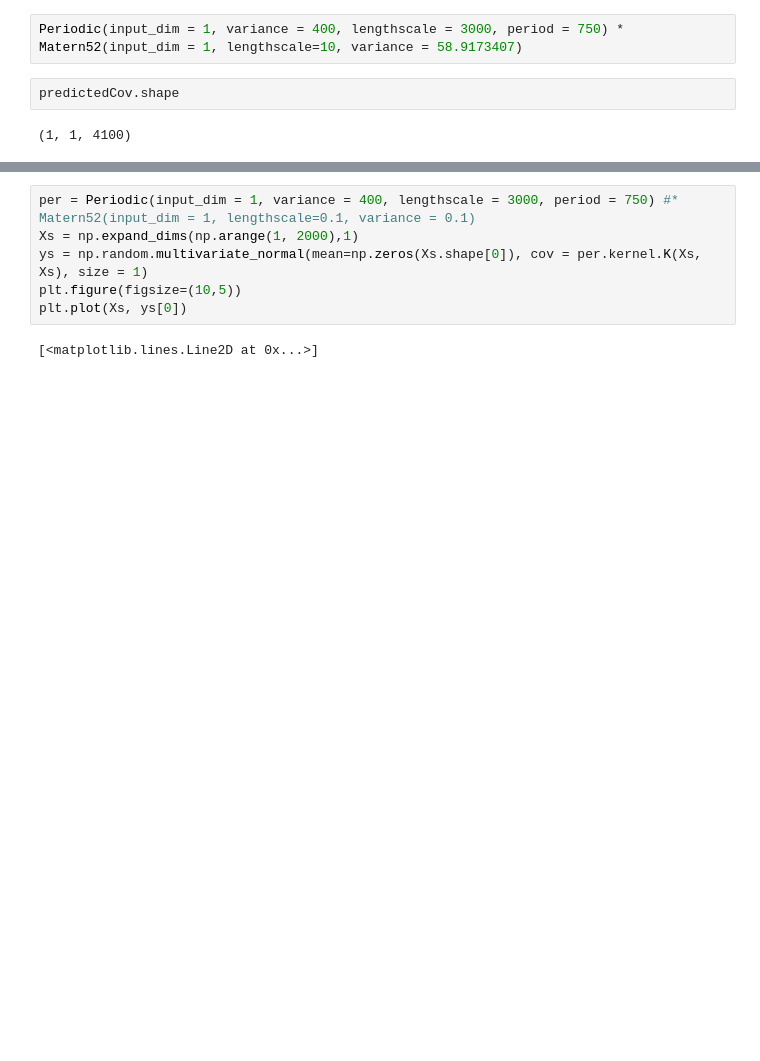
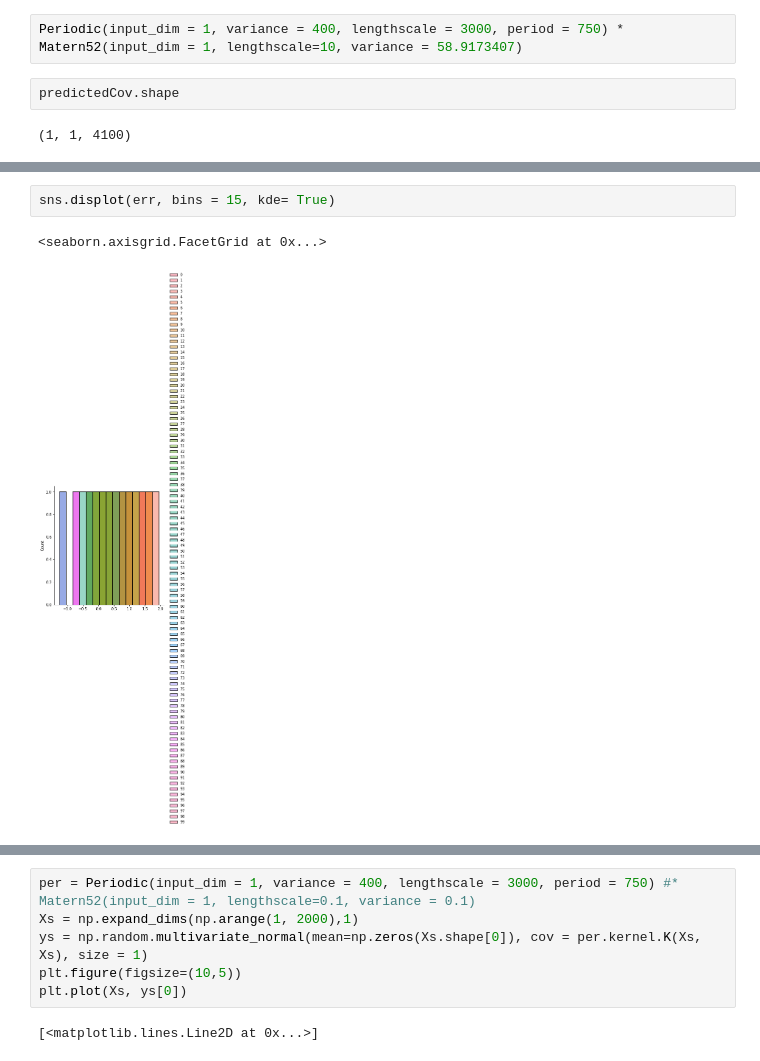
Before and after one commit to larsmmo/Master, a Jupyter notebook: gaussianProcess/GPKF/train.ipynb, the cells around one changed output, grey strips where cells are left out. Cells and saved outputs as stored; diff of their text form; blank space fills up the shorter version.

```diff
--- a/gaussianProcess/GPKF/train.ipynb
+++ b/gaussianProcess/GPKF/train.ipynb
@@ -304 +329,6 @@ permodel.score(spaceLocsMeas, np.arange(2900, 4000), Y[:,2900:4000])
+# %%
+sns.displot(err, bins = 15, kde= True)
+# %% [output]
+<seaborn.axisgrid.FacetGrid at 0x...>
+[figure, added]
 # %%
```
Also changed, not shown: parts of 14 cells of this notebook, 1 other file.
